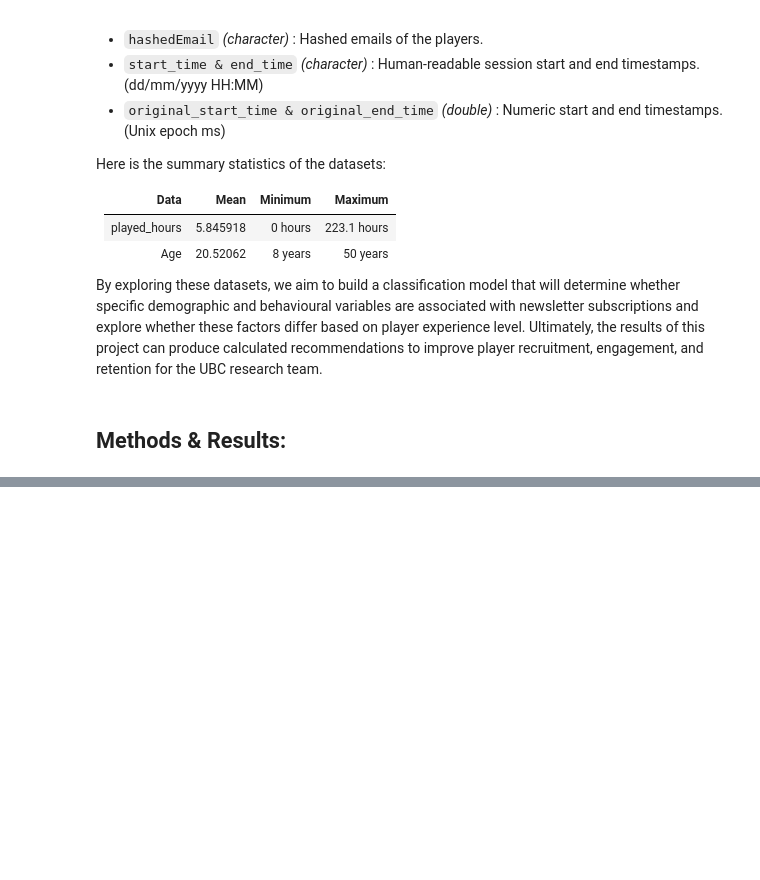
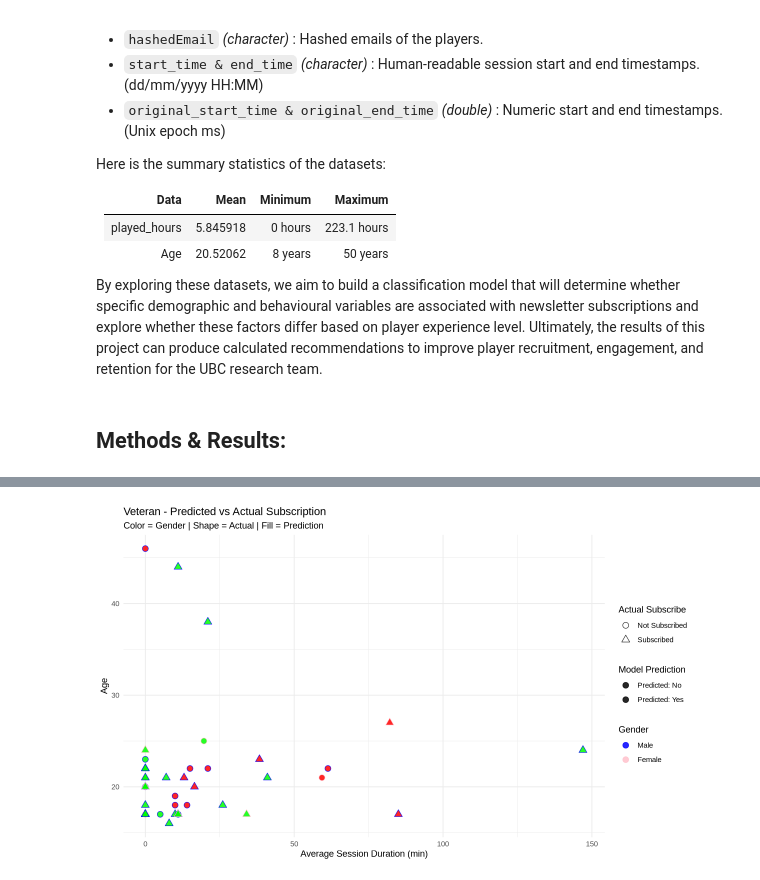
Before and after one commit to Parsa-Sha/DSCI_100_Project, a Jupyter notebook: FinalProject.ipynb, the cells around one changed output, grey strips where cells are left out. Drawn from its saved outputs; the diff is of its cells as text; code cells hidden in the pictures; blank space fills up the shorter version.

```diff
--- a/FinalProject.ipynb
+++ b/FinalProject.ipynb
@@ -362,0 +414,85 @@ ggplot(pro_preds_full, aes(x = avg_session_duration, y = Age)) +
+# %%
+# filter for Veteran group and prepare data
+veteran_data <- player_data %>%
+  filter(experience == "Veteran") %>%
+  select(subscribe, Age, gender_num, avg_session_duration) %>%
+  drop_na() %>%
+  mutate(subscribe = as.factor(subscribe),
+gender_num = factor(gender_num, levels = c(0, 1, 2)))
+# split into training and testing sets
+set.seed(123)
+veteran_split <- initial_split(veteran_data, prop = 0.75, strata = subscribe)
+veteran_train <- training(veteran_split)
+veteran_test  <- testing(veteran_split)
+
+# create recipe and model spec
+veteran_recipe <- recipe(subscribe ~ Age + gender_num + avg_session_duration, data = veteran_train) %>%
+  step_normalize(all_numeric_predictors())
+
+veteran_spec <- nearest_neighbor(neighbors = 5) %>%
+  set_engine("kknn") %>%
+  set_mode("classification")
+
+veteran_workflow <- workflow() %>%
+  add_model(veteran_spec) %>%
+  add_recipe(veteran_recipe)
+
+# fit the model
+veteran_fit <- fit(veteran_workflow, data = veteran_train)
+
+# predict and evaluate (accuracy, precision, recall only)
+veteran_preds <- predict(veteran_fit, veteran_test) %>%
+  bind_cols(veteran_test)
+
+veteran_metrics <- metrics(veteran_preds, truth = subscribe, estimate = .pred_class) %>%
+  filter(.metric %in% c("accuracy", "precision", "recall"))
+print(veteran_metrics)
+
+# predict new player
+prep_recipe <- prep(veteran_recipe)
+new_baked <- bake(prep_recipe, new_data = new_player)
+veteran_new_pred <- predict(veteran_fit, new_data = new_player)
+cat("Prediction for New Player (Veteran):", as.character(veteran_new_pred$.pred_class), "\n")
+
+# full predictions for plotting
+veteran_full_preds <- predict(veteran_fit, new_data = veteran_data) %>%
+  bind_cols(veteran_data)
+
+# plot: gender color, actual shape, predicted fill
+ggplot(veteran_full_preds, aes(x = avg_session_duration, y = Age)) +
+  geom_point(aes(
+    color = factor(gender_num),
+    shape = subscribe,
+    fill = .pred_class
+  ), size = 3, alpha = 0.85) +
+  scale_color_manual(
+    values = c("blue", "pink", "grey"),
+    labels = c("Male", "Female", "Other"),
+    name = "Gender",
+      drop =FALSE
+  ) +
+  scale_shape_manual(
+    values = c(21, 24),
+    labels = c("Not Subscribed", "Subscribed"),
+    name = "Actual Subscribe"
+  ) +
+  scale_fill_manual(
+    values = c("red", "green"),
+    labels = c("Predicted: No", "Predicted: Yes"),
+    name = "Model Prediction"
+  ) +
+  labs(
+    title = "Veteran - Predicted vs Actual Subscription",
+    subtitle = "Color = Gender | Shape = Actual | Fill = Prediction",
+    x = "Average Session Duration (min)",
+    y = "Age"
+  ) +
+  theme_minimal()
+
+# summary
+cat("\n Summary for Veteran:\n")
+cat("- The model showed how age and session duration interact differently at higher experience levels.\n")
+cat("- Accuracy:", round(veteran_metrics %>% filter(.metric == "accuracy") %>% pull(.estimate), 2), "\n")
+cat("- Predicted the new veteran player would be:", as.character(veteran_new_pred$.pred_class), "\n")
+cat("- This group may have more uniform behaviors, making prediction slightly less certain than in earlier groups.\n\n")
+# %% [output]
@@ -362,0 +510 @@ ggplot(pro_preds_full, aes(x = avg_session_duration, y = Age)) +
+[figure, added]
```
Also changed, not shown: parts of 27 cells of this notebook.
